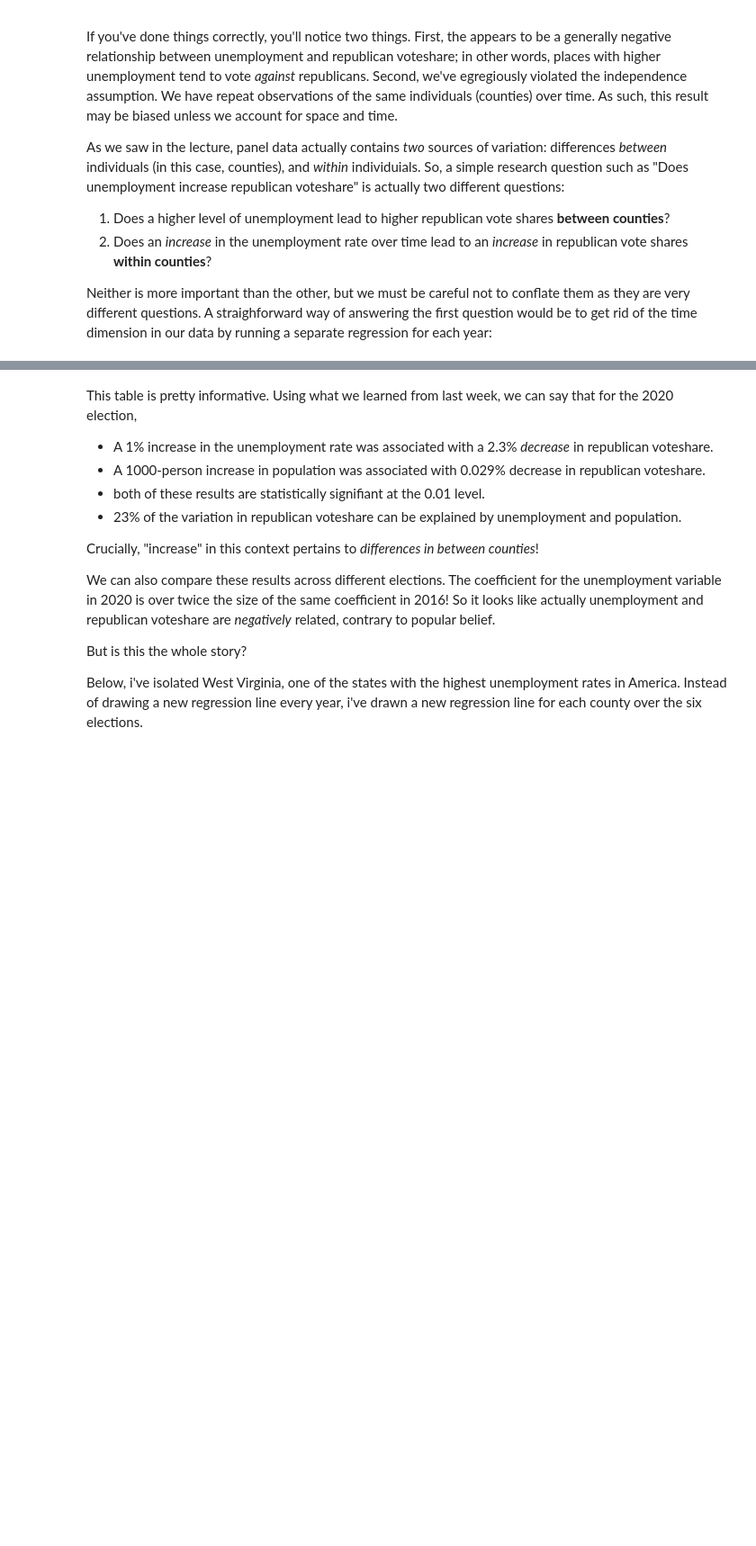
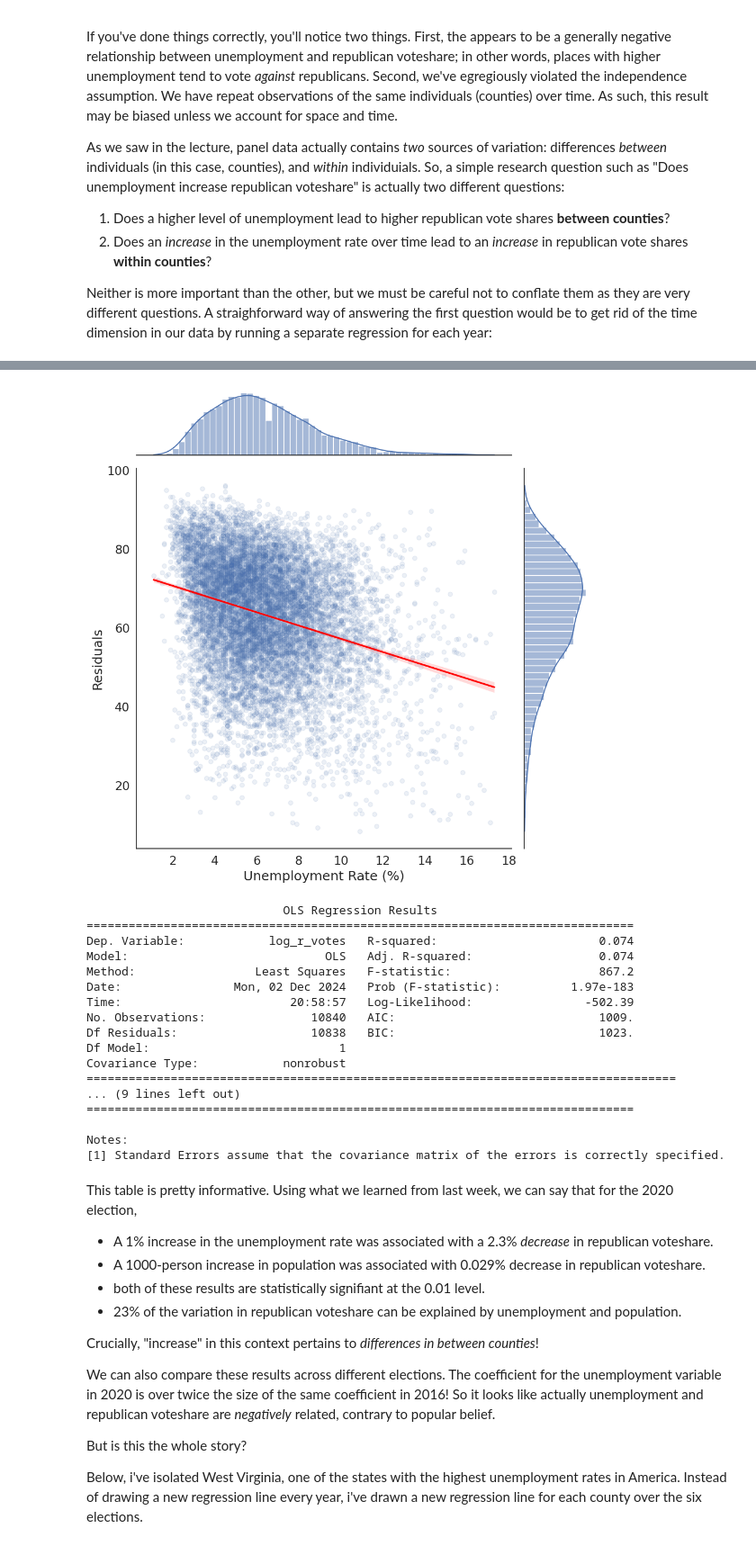
Before and after one commit to wigglyworm88/QM2, a Jupyter notebook: notebooks/W08. Diff-in-Diff.ipynb, the cells around one changed output, grey strips where cells are left out. Shown at 90% size. Cells and saved outputs as stored; diff of their text form; code cells hidden in the pictures; blank space fills up the shorter version.

```diff
--- a/notebooks/W08. Diff-in-Diff.ipynb
+++ b/notebooks/W08. Diff-in-Diff.ipynb
@@ -122,3 +182,48 @@ Neither is more important than the other, but we must be careful not to conflate
+# %%
+# 3. Assumptions
+  # Homoscedasticity
+
+sns.jointplot(data=df_c, # plot a scatterplot with a regression line and two histograms
+                x='unemployment', # set the x axis to be the years of schooling
+                y='r_votes', # set the y axis to be the hourly wage
+                kind="reg",  # set the kind of plot to be a regression plot
+                scatter_kws=dict(alpha=0.1), # set the transparency of the points to be 0.1 (10%)
+                line_kws=dict(color='red'), # set the color of the regression line to red
+                height=10) # set the height of the plot to be 10 inches
+
+plt.xlabel('Unemployment Rate (%)') # add a label to the x axis
+plt.ylabel('Residuals') # add a label to the y axis
+plt.show()
+
+df_c['log_unemployment'] = np.log(df_c['unemployment'] + 1)
+df_c['log_r_votes'] = np.log(df_c['r_votes'] + 1)
+
+X = sm.add_constant(df_c['log_unemployment'])
+y = df_c['log_r_votes']
+
+model = sm.OLS(y, X).fit()
+print(model.summary())
+
+# There seems to be a negative relationship? between unemployment rates and republican votes. The r-squared value verifies 7.7% of Republican votes.
+# %% [output]
+[figure, added]
+                            OLS Regression Results
+==============================================================================
+Dep. Variable:            log_r_votes   R-squared:                       0.074
+Model:                            OLS   Adj. R-squared:                  0.074
+Method:                 Least Squares   F-statistic:                     867.2
+Date:                Mon, 02 Dec 2024   Prob (F-statistic):          1.97e-183
+Time:                        20:58:57   Log-Likelihood:                -502.39
+No. Observations:               10840   AIC:                             1009.
+Df Residuals:                   10838   BIC:                             1023.
+Df Model:                           1
+Covariance Type:            nonrobust
+====================================================================================
+... (9 lines left out)
+==============================================================================
+
+Notes:
+[1] Standard Errors assume that the covariance matrix of the errors is correctly specified.
 # %%
 models=[] # create empty list to store the models
 names=[] # create empty list to store the names of the models
```
Also changed, not shown: parts of 3 cells of this notebook.
